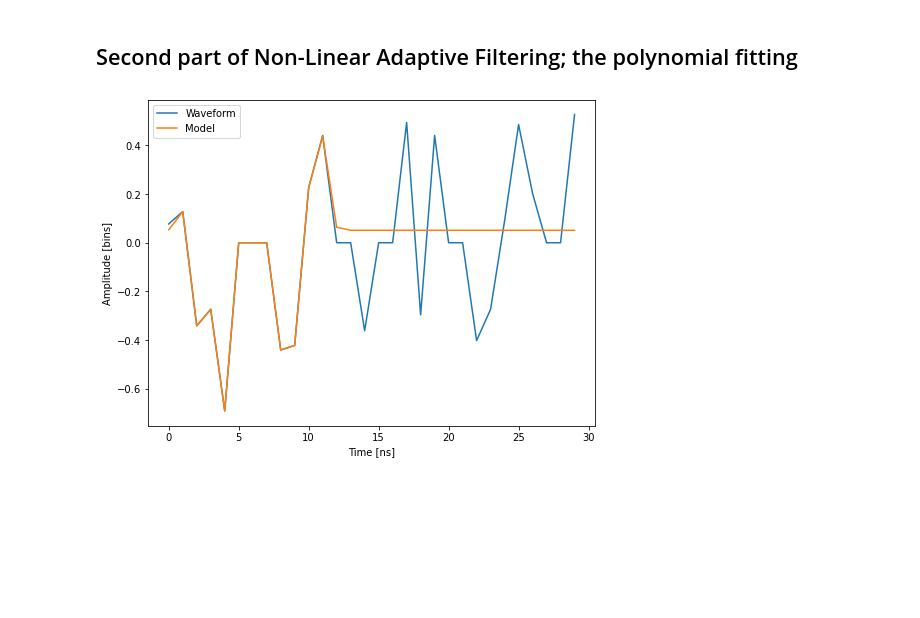
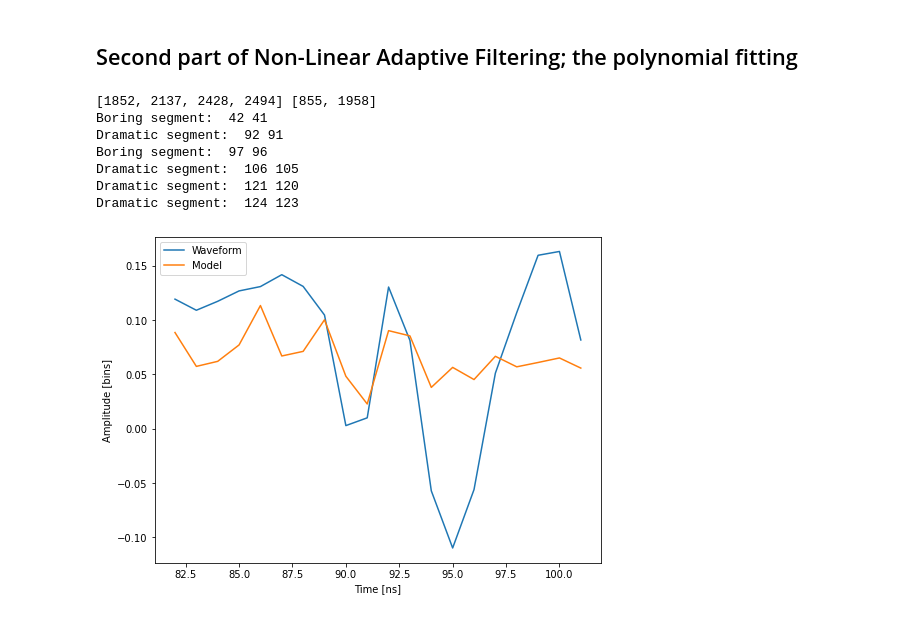
Before and after one commit to AhtiAhde/AnnotoolAFA, a Jupyter notebook: notebooks/Analytics.ipynb, the cells around one changed output. Cells and saved outputs as stored; diff of their text form; code cells hidden in the pictures; blank space fills up the shorter version.

```diff
--- a/notebooks/Analytics.ipynb
+++ b/notebooks/Analytics.ipynb
@@ -451,7 +451,7 @@ print(dramatic_sents, boring_sents)
 [1852, 2137, 2428, 2494] [855, 1958]
 [figure]
 # %%
-def do_segmentation(n, timeline):
+def calculate_segments(n, timeline):
     segment_timeline = []
     filtered_timeline = []
     dramatic_segs = []
@@ -490,7 +490,11 @@ def do_segmentation(n, timeline):
         w2 = 1 - w1
         yc = w1*timeline[l + n] + w2*timeline[l]
         segment_timeline[segment_index].append(yc)
+    return dramatic_segs, boring_segs, filtered_timeline
 
+
+def do_segmentation(n, timeline):
+    dramatica_segs, boring_segs, filtered_timeline = calculate_segments(n, timeline)
     fig, axs = plt.subplots((len(dramatic_segs) + len(boring_segs)), 1, constrained_layout=True)
     fig.set_size_inches(18.5, 20.5)
     fig.suptitle('Dramatic and Boring should be local minima and maxima (n=' + str(n) + ')', fontsize=16)
@@ -593,36 +597,38 @@ Again, here we can see promising first results. One aspect to consider would be
 # %%
 import numpy as np
 import matplotlib.pyplot as plt
 
 from scipy.optimize import leastsq
 
 
 def model(t, coeffs):
-    return coeffs[0] + \
-           coeffs[1] * np.exp(-((t-coeffs[2])/coeffs[3])**2) + \
-           coeffs[4] * np.exp(-((t-coeffs[5])/coeffs[6])**2) + \
-           coeffs[7] * np.exp(-((t-coeffs[8])/coeffs[9])**2) + \
-           coeffs[10] * np.exp(-((t-coeffs[11])/coeffs[12])**2) + \
-           coeffs[13] * np.exp(-((t-coeffs[14])/coeffs[15])**2) + \
-           coeffs[16] * np.exp(-((t-coeffs[17])/coeffs[18])**2) + \
-           coeffs[19] * np.exp(-((t-coeffs[20])/coeffs[21])**2) + \
-           coeffs[22] * np.exp(-((t-coeffs[23])/coeffs[24])**2) + \
-           coeffs[25] * np.exp(-((t-coeffs[26])/coeffs[27])**2)
+    res = 0
+    for i in range(len(coeffs)):
+        res += coeffs[i] * t**i
+    return res
 
 
 def residuals(coeffs, y, t):
     return y - model(t, coeffs)
 
-data = timeline[370:400]
+dramatic_segs, boring_segs, filtered_timeline = calculate_segments(20, timeline)
+data = filtered_timeline
 t = np.arange(len(data))
-x0 = np.array([1, 0, 1, 1, 1, 1, 1, 0, -1, -1, 0, 0, 1, 0, 1, 1, 1, 1, 1, 0, -1, -1, 0, 0, 1, 0, 1, 1], dtype=float)
+x0 = np.array([0, 0, 0, 0, 0, 0, 0, 0, 0, 0]*2, dtype=float)
 x, flag = leastsq(residuals, x0, args=(data, t), maxfev=120000)
 
 fig, ax = plt.subplots(figsize=(8, 6))
-plt.plot(t, data, t, model(t, x))
+plt.plot(t[82:102], data[82:102], t[82:102], model(t[82:102], x))
 plt.xlabel('Time [ns]')
 plt.ylabel('Amplitude [bins]')
 plt.legend(['Waveform', 'Model'])
 plt.show()
 # %% [output]
+[1852, 2137, 2428, 2494] [855, 1958]
+Boring segment:  42 41
+Dramatic segment:  92 91
+Boring segment:  97 96
+Dramatic segment:  106 105
+Dramatic segment:  121 120
+Dramatic segment:  124 123
-[figure, old version]
+[figure, new version]
```
